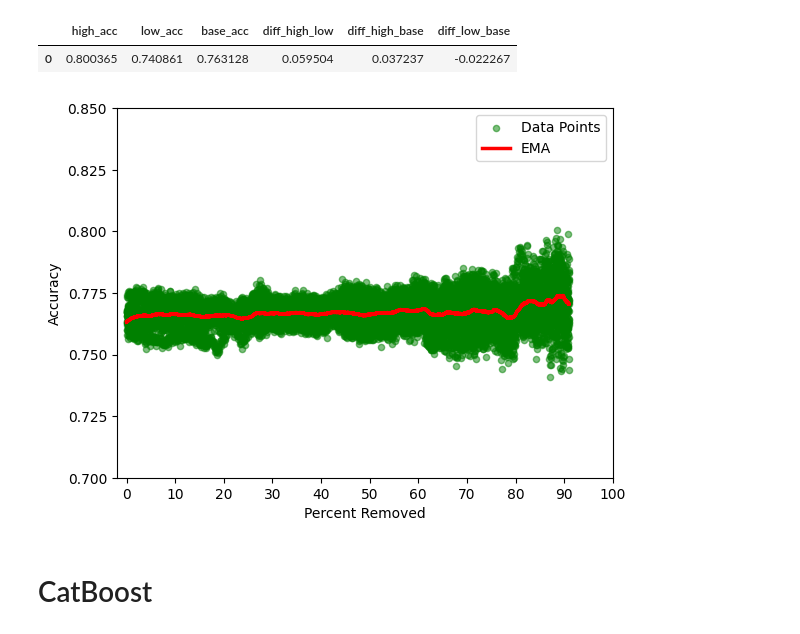
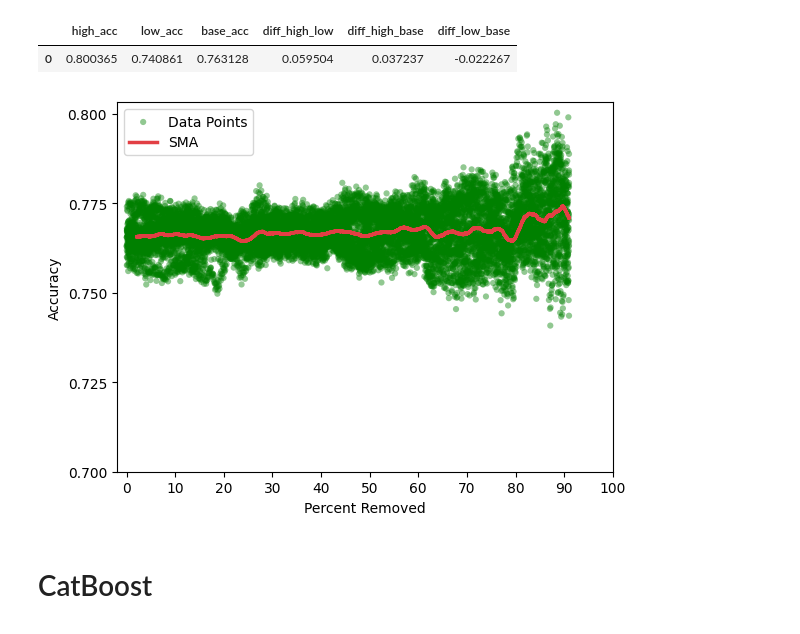
Before and after one commit to anys001/Comparison-of-ML-model-s-stability-on-medical-data, a Jupyter notebook: Plots/plots_432.ipynb, the cells around one changed output. Drawn from its saved outputs; the diff is of its cells as text; code cells hidden in the pictures.

```diff
--- a/Plots/plots_432.ipynb
+++ b/Plots/plots_432.ipynb
@@ -274,19 +280,21 @@ Difference between lowest and base accuracy: -0.0222665865767665
 | 0 | 0.800365 | 0.740861 | 0.763128 | 0.059504 | 0.037237 | -0.022267 |
 # %%
 span = 300
-ds_model_rf_srt['EMA'] = ds_model_rf_srt['Accuracy'].ewm(span=span, adjust=False).mean()
+ds_model_rf_srt['SMA'] = ds_model_rf_srt['Accuracy'].rolling(window=span).mean()
+
+# Plotting
 fig, ax = plt.subplots()
-ax.scatter(ds_model_rf_srt['PercentRemoved'], ds_model_rf_srt['Accuracy'], alpha=0.5, color='green', s=20, label='Data Points')
-ax.plot(ds_model_rf_srt['PercentRemoved'], ds_model_rf_srt['EMA'], color='red', linewidth=2.5, label='EMA')
+ax.scatter(ds_model_rf_srt['PercentRemoved'], ds_model_rf_srt['Accuracy'], alpha=0.43, color='green', s=20, edgecolors='none', label='Data Points')
+ax.plot(ds_model_rf_srt['PercentRemoved'], ds_model_rf_srt['SMA'], color='#E23F44', linewidth=2.5, label='SMA')
 ax.set_xlim(-2, 100)
 ax.set_xticks(range(0, 101, 10))
-plt.yticks(np.arange(0.7, 0.85, 0.025))
+plt.yticks(np.arange(0.7, 0.8, 0.025))
 ax.set_xlabel('Percent Removed')
 ax.set_ylabel('Accuracy')
 ax.legend()
 plt.show()
 # %% [output]
-[figure, old version]
+[figure, new version]
 # %% [markdown]
 # CatBoost
 # %%
```
Also changed, not shown: parts of 4 cells of this notebook, 1 other file.
